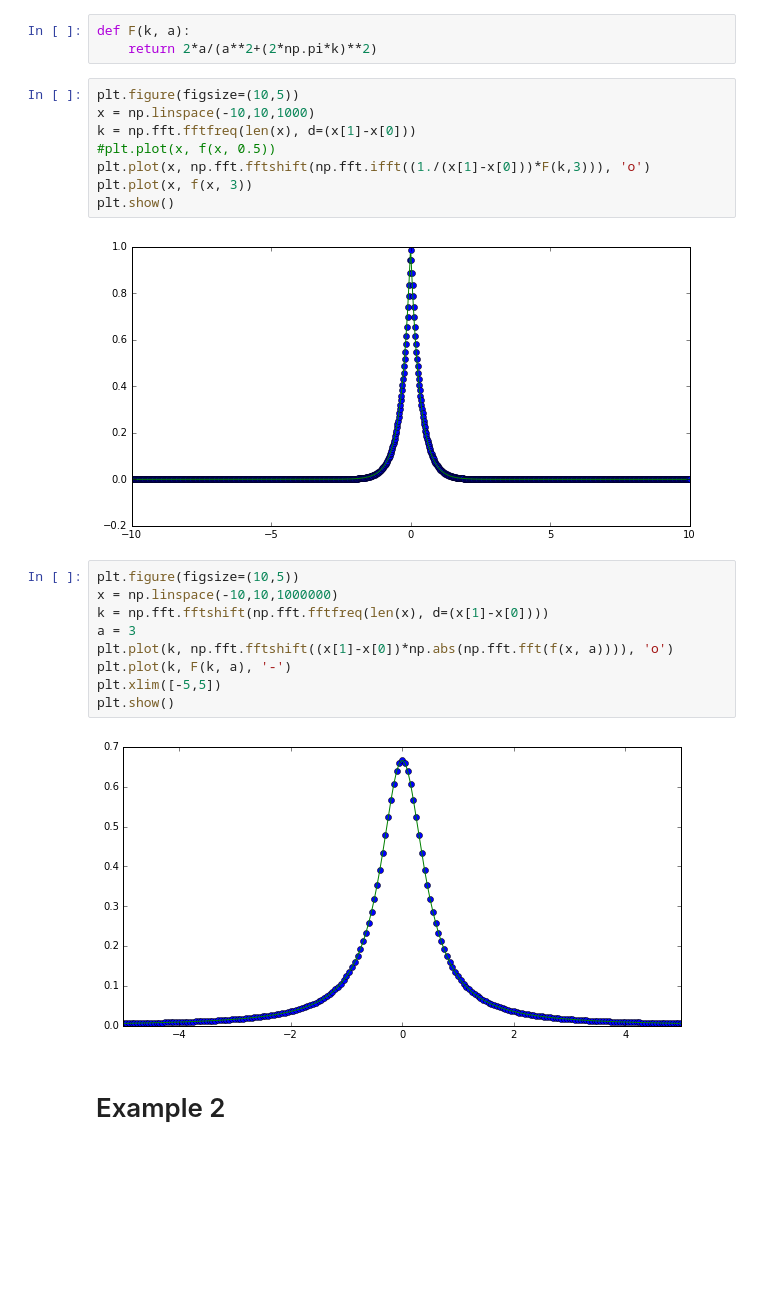
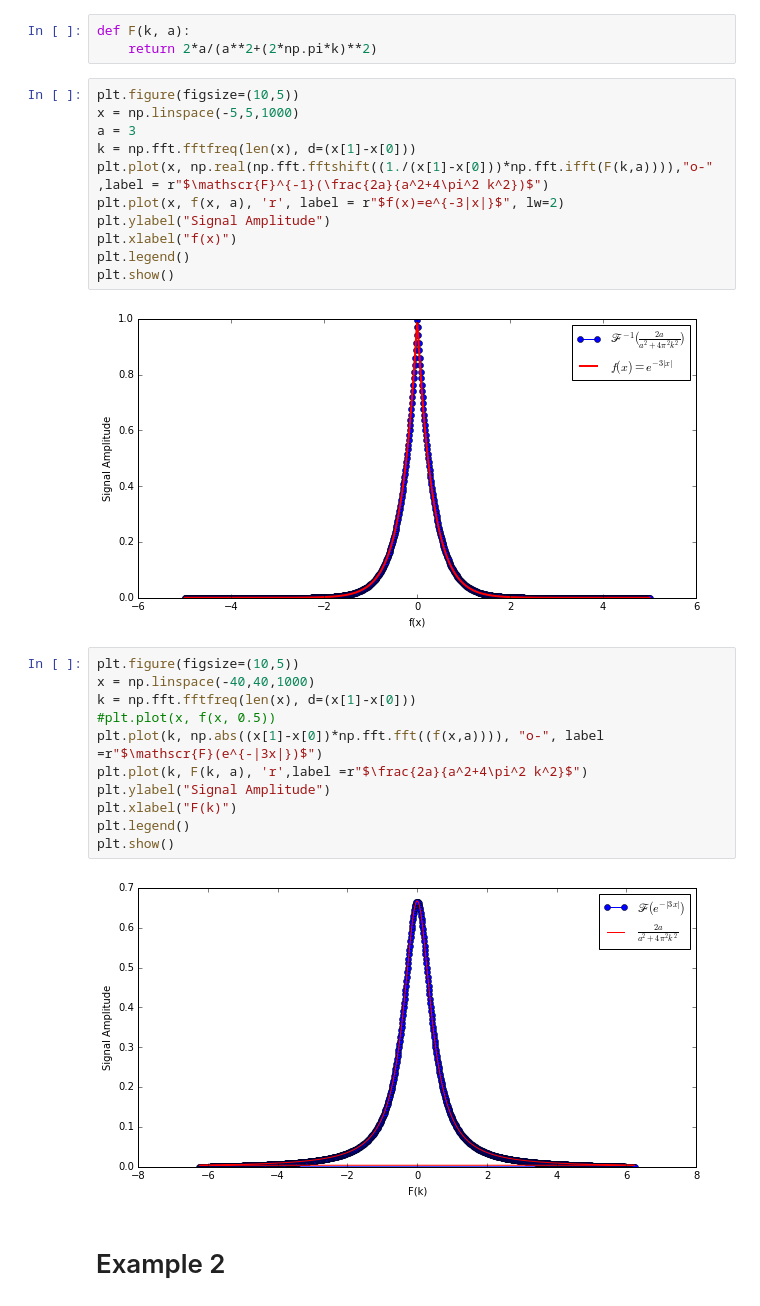
Before and after one commit to McMorranLab/McMorran-group-tutorials, a Jupyter notebook: Notebooks/FFT.ipynb, the cells around one changed output. Drawn from its saved outputs; the diff is of its cells as text; blank space fills up the shorter version.

```diff
--- a/Notebooks/FFT.ipynb
+++ b/Notebooks/FFT.ipynb
@@ -48,25 +48,30 @@ def F(k, a):
     return 2*a/(a**2+(2*np.pi*k)**2)
 # %%
 plt.figure(figsize=(10,5))
-x = np.linspace(-10,10,1000)
+x = np.linspace(-5,5,1000)
+a = 3
 k = np.fft.fftfreq(len(x), d=(x[1]-x[0]))
-#plt.plot(x, f(x, 0.5))
-plt.plot(x, np.fft.fftshift(np.fft.ifft((1./(x[1]-x[0]))*F(k,3))), 'o')
-plt.plot(x, f(x, 3))
+plt.plot(x, np.real(np.fft.fftshift((1./(x[1]-x[0]))*np.fft.ifft(F(k,a)))),"o-" ,label = r"$\mathscr{F}^{-1}(\frac{2a}{a^2+4\pi^2 k^2})$")
+plt.plot(x, f(x, a), 'r', label = r"$f(x)=e^{-3|x|}$", lw=2)
+plt.ylabel("Signal Amplitude")
+plt.xlabel("f(x)")
+plt.legend()
 plt.show()
 # %% [output]
-[figure, old version]
+[figure, new version]
 # %%
 plt.figure(figsize=(10,5))
-x = np.linspace(-10,10,1000000)
-k = np.fft.fftshift(np.fft.fftfreq(len(x), d=(x[1]-x[0])))
-a = 3
-plt.plot(k, np.fft.fftshift((x[1]-x[0])*np.abs(np.fft.fft(f(x, a)))), 'o')
-plt.plot(k, F(k, a), '-')
-plt.xlim([-5,5])
+x = np.linspace(-40,40,1000)
+k = np.fft.fftfreq(len(x), d=(x[1]-x[0]))
+#plt.plot(x, f(x, 0.5))
+plt.plot(k, np.abs((x[1]-x[0])*np.fft.fft((f(x,a)))), "o-", label =r"$\mathscr{F}(e^{-|3x|})$")
+plt.plot(k, F(k, a), 'r',label =r"$\frac{2a}{a^2+4\pi^2 k^2}$")
+plt.ylabel("Signal Amplitude")
+plt.xlabel("F(k)")
+plt.legend()
 plt.show()
 # %% [output]
-[figure, old version]
+[figure, new version]
 # %% [markdown]
 # Example 2
 # %% [markdown]
```
Also changed, not shown: parts of 23 cells of this notebook, 2 other files.
